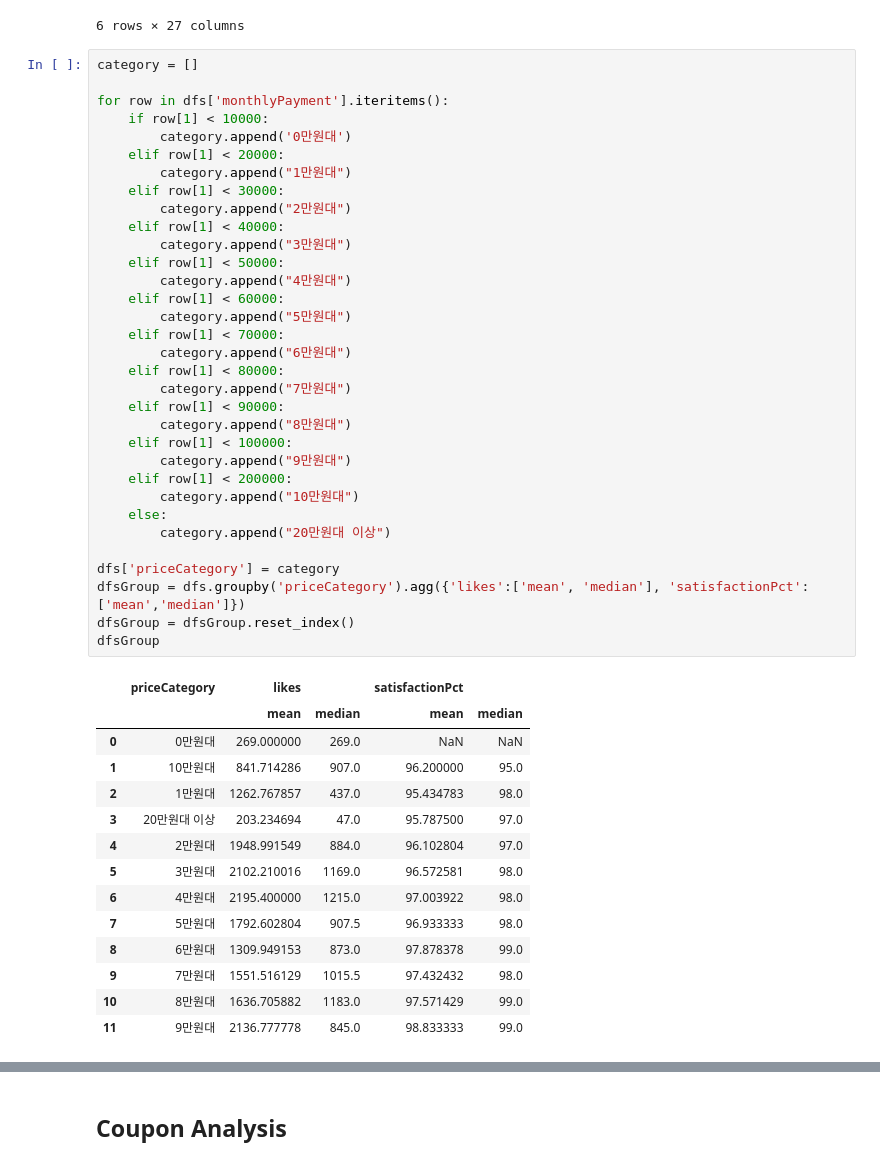
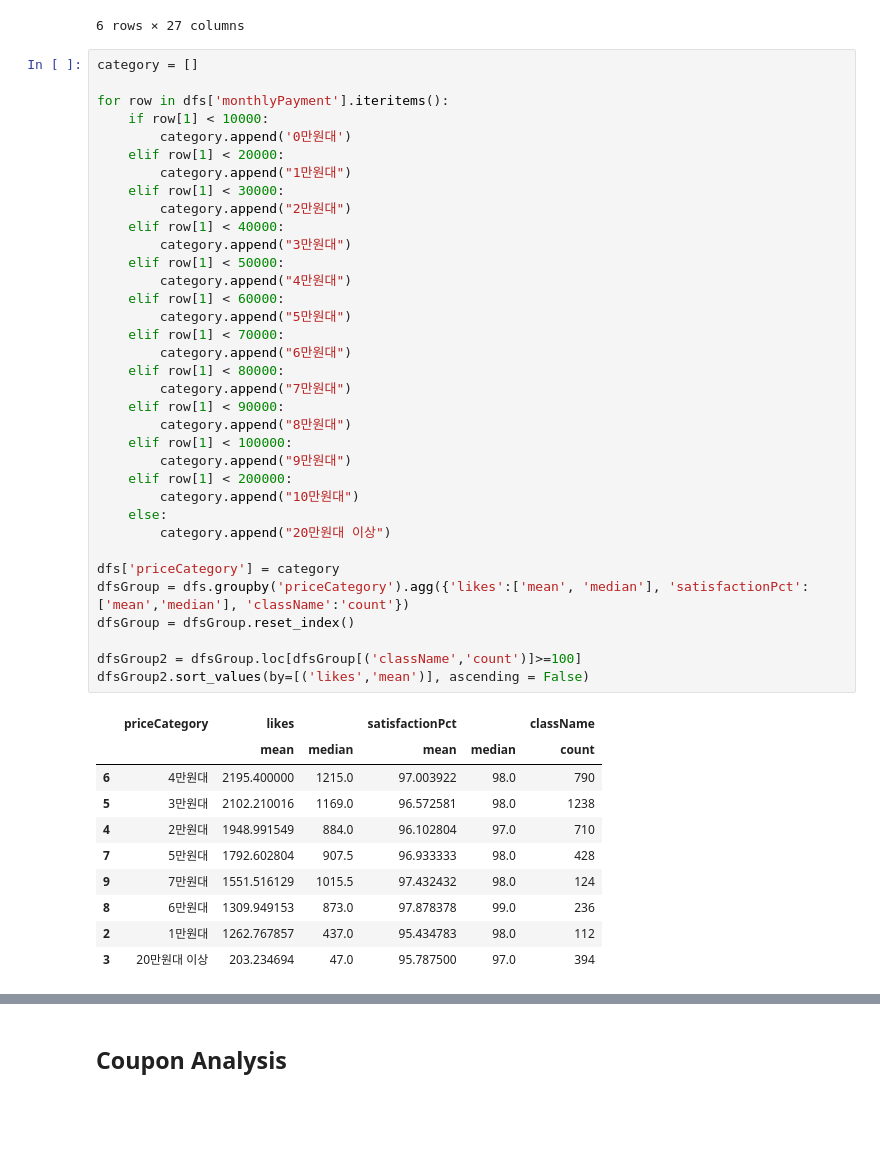
Before and after one commit to chejeong/class101-python-webscrape, a Jupyter notebook: analysis.ipynb, the cells around one changed output, grey strips where cells are left out. Drawn from its saved outputs; the diff is of its cells as text; blank space fills up the shorter version.

```diff
--- a/analysis.ipynb
+++ b/analysis.ipynb
@@ -111,46 +129,44 @@ category = []
 
 for row in dfs['monthlyPayment'].iteritems():
     if row[1] < 10000:
         category.append('0만원대')
     elif row[1] < 20000:
         category.append("1만원대")
     elif row[1] < 30000:
         category.append("2만원대")
     elif row[1] < 40000:
         category.append("3만원대")
     elif row[1] < 50000:
         category.append("4만원대")
     elif row[1] < 60000:
         category.append("5만원대")
     elif row[1] < 70000:
         category.append("6만원대")
     elif row[1] < 80000:
         category.append("7만원대")
     elif row[1] < 90000:
         category.append("8만원대")
     elif row[1] < 100000:
         category.append("9만원대")
     elif row[1] < 200000:
         category.append("10만원대")
     else:
         category.append("20만원대 이상")
 
 dfs['priceCategory'] = category
-dfsGroup = dfs.groupby('priceCategory').agg({'likes':['mean', 'median'], 'satisfactionPct':['mean','median']})
+dfsGroup = dfs.groupby('priceCategory').agg({'likes':['mean', 'median'], 'satisfactionPct':['mean','median'], 'className':'count'})
 dfsGroup = dfsGroup.reset_index()
-dfsGroup
+
+dfsGroup2 = dfsGroup.loc[dfsGroup[('className','count')]>=100]
+dfsGroup2.sort_values(by=[('likes','mean')], ascending = False)
 # %% [output]
-|  | priceCategory | likes |  | satisfactionPct |  |
-|  |  | mean | median | mean | median |
-| 0 | 0만원대 | 269.000000 | 269.0 | NaN | NaN |
-| 1 | 10만원대 | 841.714286 | 907.0 | 96.200000 | 95.0 |
-| 2 | 1만원대 | 1262.767857 | 437.0 | 95.434783 | 98.0 |
-| 3 | 20만원대 이상 | 203.234694 | 47.0 | 95.787500 | 97.0 |
-| 4 | 2만원대 | 1948.991549 | 884.0 | 96.102804 | 97.0 |
-| 5 | 3만원대 | 2102.210016 | 1169.0 | 96.572581 | 98.0 |
-| 6 | 4만원대 | 2195.400000 | 1215.0 | 97.003922 | 98.0 |
-| 7 | 5만원대 | 1792.602804 | 907.5 | 96.933333 | 98.0 |
-| 8 | 6만원대 | 1309.949153 | 873.0 | 97.878378 | 99.0 |
-| 9 | 7만원대 | 1551.516129 | 1015.5 | 97.432432 | 98.0 |
-| 10 | 8만원대 | 1636.705882 | 1183.0 | 97.571429 | 99.0 |
-| 11 | 9만원대 | 2136.777778 | 845.0 | 98.833333 | 99.0 |
+|  | priceCategory | likes |  | satisfactionPct |  | className |
+|  |  | mean | median | mean | median | count |
+| 6 | 4만원대 | 2195.400000 | 1215.0 | 97.003922 | 98.0 | 790 |
+| 5 | 3만원대 | 2102.210016 | 1169.0 | 96.572581 | 98.0 | 1238 |
+| 4 | 2만원대 | 1948.991549 | 884.0 | 96.102804 | 97.0 | 710 |
+| 7 | 5만원대 | 1792.602804 | 907.5 | 96.933333 | 98.0 | 428 |
+| 9 | 7만원대 | 1551.516129 | 1015.5 | 97.432432 | 98.0 | 124 |
+| 8 | 6만원대 | 1309.949153 | 873.0 | 97.878378 | 99.0 | 236 |
+| 2 | 1만원대 | 1262.767857 | 437.0 | 95.434783 | 98.0 | 112 |
+| 3 | 20만원대 이상 | 203.234694 | 47.0 | 95.787500 | 97.0 | 394 |
```
Also changed, not shown: parts of 38 cells of this notebook.
